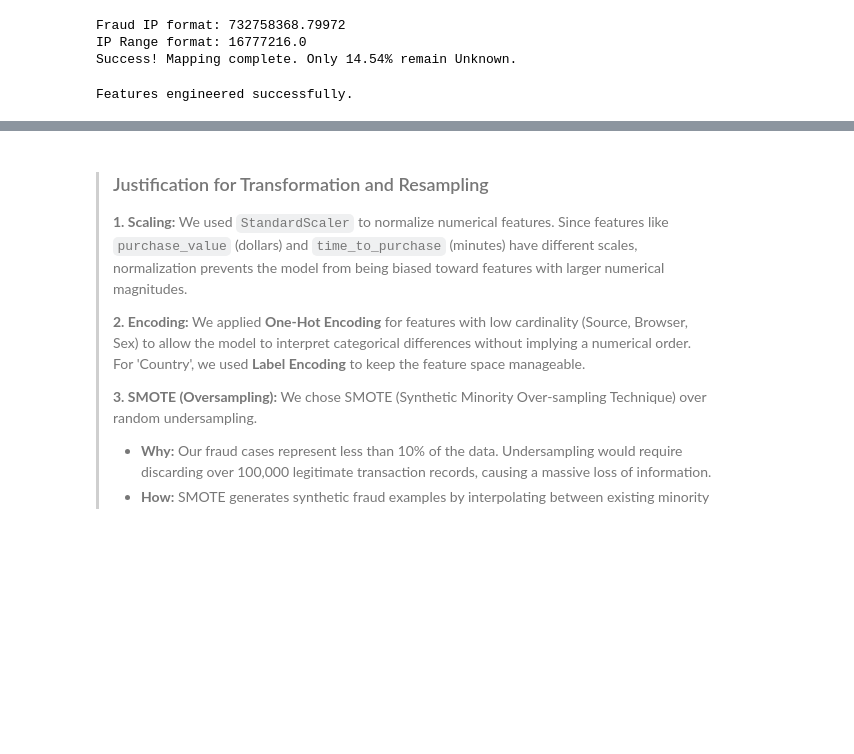
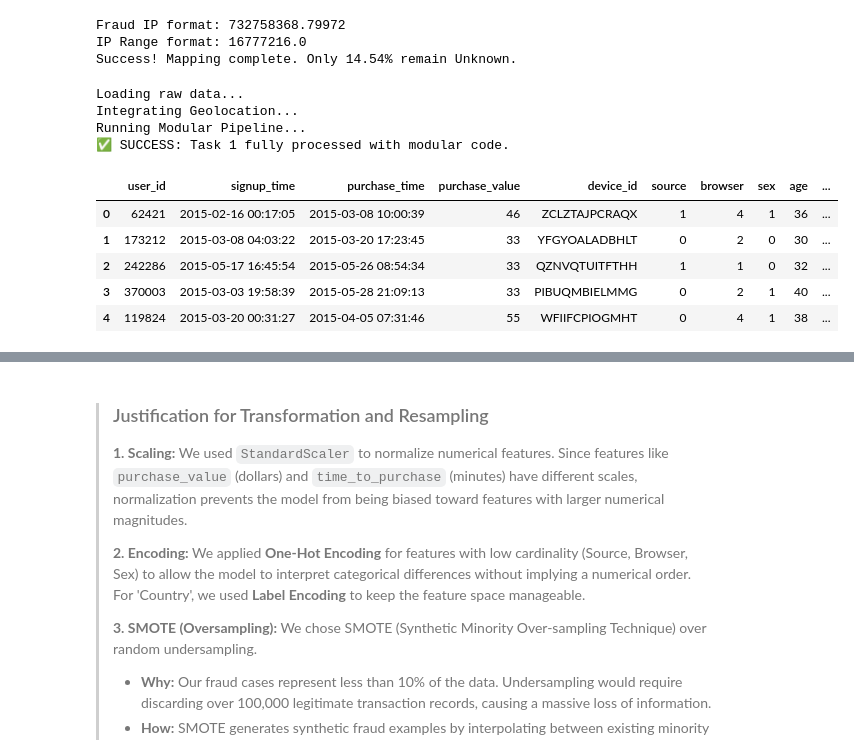
Before and after one commit to bethelhemf/fraud-detection, a Jupyter notebook: notebooks/eda-frauddata.ipynb, the cells around one changed output, grey strips where cells are left out. Saved outputs shown, nothing was run; the diff lists cells and outputs as text; code cells hidden in the pictures; blank space fills up the shorter version.

```diff
--- a/notebooks/eda-frauddata.ipynb
+++ b/notebooks/eda-frauddata.ipynb
@@ -85,24 +113,41 @@ Fraud IP format: 732758368.79972
 IP Range format: 16777216.0
 Success! Mapping complete. Only 14.54% remain Unknown.
 # %%
-# data Cleaning & feature engineering
-from src.preprocessing import FraudPreprocessor
+# 1. Path Setup
+sys.path.append(os.path.abspath('../'))
 
-# 1. Initialize the modular class
+# 2. FORCE RELOAD (This fixes the AttributeError)
+import src.preprocessing
+importlib.reload(src.preprocessing)
+from src.preprocessing import merge_ip_to_country, FraudPreprocessor
+
+# 3. COMPLETE PIPELINE
+print("Loading raw data...")
+fraud_data = pd.read_csv('../data/raw/Fraud_Data.csv')
+ip_data = pd.read_csv('../data/raw/IpAddress_to_Country.csv')
+
+print("Integrating Geolocation...")
+fraud_with_country = merge_ip_to_country(fraud_data, ip_data)
+
+print("Running Modular Pipeline...")
 preprocessor = FraudPreprocessor()
-
-# 2. RUN THE PIPELINE (This replaces the code you just showed me)
-# This one line handles: Nulls, Duplicates, Timestamps, and Features
 df_cleaned = preprocessor.clean_data(fraud_with_country)
 df_featured = preprocessor.engineer_features(df_cleaned)
+df_final = preprocessor.encode_categories(df_featured, is_train=True)
 
-# 3. Categorical Encoding (The other missing piece mentioned in feedback)
-df_final = preprocessor.encode_categories(df_featured)
-
-print("✅ Modular Preprocessing Complete.")
+print("✅ SUCCESS: Task 1 fully processed with modular code.")
 display(df_final.head())
 # %% [output]
-Features engineered successfully.
+Loading raw data...
+Integrating Geolocation...
+Running Modular Pipeline...
+✅ SUCCESS: Task 1 fully processed with modular code.
+|  | user_id | signup_time | purchase_time | purchase_value | device_id | source | browser | sex | age | ... |
+| 0 | 62421 | 2015-02-16 00:17:05 | 2015-03-08 10:00:39 | 46 | ZCLZTAJPCRAQX | 1 | 4 | 1 | 36 | ... |
+| 1 | 173212 | 2015-03-08 04:03:22 | 2015-03-20 17:23:45 | 33 | YFGYOALADBHLT | 0 | 2 | 0 | 30 | ... |
+| 2 | 242286 | 2015-05-17 16:45:54 | 2015-05-26 08:54:34 | 33 | QZNVQTUITFTHH | 1 | 1 | 0 | 32 | ... |
+| 3 | 370003 | 2015-03-03 19:58:39 | 2015-05-28 21:09:13 | 33 | PIBUQMBIELMMG | 0 | 2 | 1 | 40 | ... |
+| 4 | 119824 | 2015-03-20 00:31:27 | 2015-04-05 07:31:46 | 55 | WFIIFCPIOGMHT | 0 | 4 | 1 | 38 | ... |
 # %%
 # EDA Visuals
 plt.figure(figsize=(10, 5))
```
Also changed, not shown: parts of 8 cells of this notebook, 4 other files.
